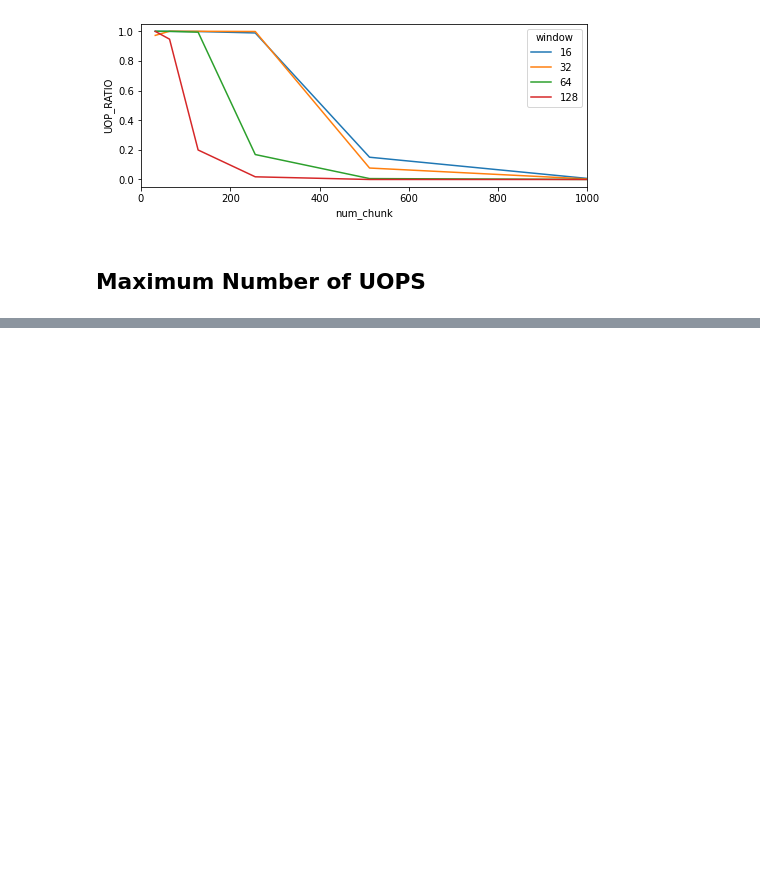
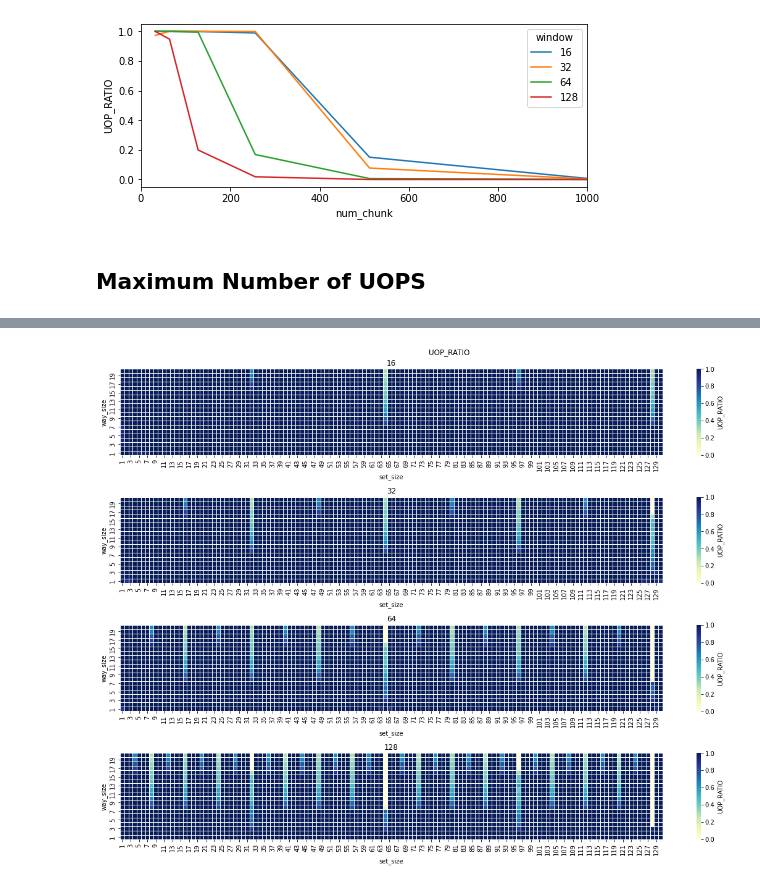
Before and after one commit to c0d3nh4ck/Microarchitectural-Research, a Jupyter notebook: graphical_reversing.ipynb, the cells around one changed output, grey strips where cells are left out. Saved outputs shown, nothing was run; the diff lists cells and outputs as text; code cells hidden in the pictures; blank space fills up the shorter version.

```diff
--- a/graphical_reversing.ipynb
+++ b/graphical_reversing.ipynb
@@ -182,0 +207,20 @@ Text(0, 0.5, 'UOP_RATIO')
+# %%
+def cal_perfstat(_df, cal_type):
+    if cal_type == "ipc":
+        _df["IPC"] = (_df["instructions"] / _df["cycles"])
+    elif cal_type == "uop_ratio":
+        _df["UOP_RATIO"] = (_df["uop_decoder"] / _df["instructions"])
+    return _df
+
+def do_df_parse(_df):
+    _df_pivot = _df.pivot_table(values="counter_val",
+                                columns=["counter_type"],
+                                index=["chunk_size", "way_size", "set_size"])
+    _df_cal = cal_perfstat(_df_pivot, "ipc")
+    _df_cal = cal_perfstat(_df_cal, "uop_ratio")
+    _chunk_sizes = _df["chunk_size"].drop_duplicates().to_numpy()
+    _chunk_sizes.sort()
+    return (_chunk_sizes, _df_cal)
+# %%
+df = pd.read_csv("uop_reversing/test_4_mapping_221002092105_df.csv")
+np_chunk_sizes, df_parsed = do_df_parse(df)
@@ -182,0 +244,19 @@ Text(0, 0.5, 'UOP_RATIO')
+# %%
+fig, axes = plt.subplots(len(np_chunk_sizes), figsize=(16, 12))
+fig.suptitle("UOP_RATIO")
+axes_list = axes.ravel()
+
+for chunk_size_idx, chunk_size in enumerate(np_chunk_sizes):
+    ax = axes_list[chunk_size_idx]
+    ax.set_title("%s"%(chunk_size))
+
+    df_tmp = df_parsed.loc[chunk_size, :, :]["UOP_RATIO"].unstack("set_size")
+#     df_tmp = df_tmp.reset_index(level=['chunk_size'], drop=True)
+
+    sns.heatmap(df_tmp, cmap="YlGnBu", vmax=1, vmin=0, ax=ax, linewidths=0.5,
+                    cbar_kws={'label': 'UOP_RATIO'})
+    ax.invert_yaxis()
+
+fig.tight_layout()
+# %% [output]
+[figure, added]
```
Also changed, not shown: parts of 14 cells of this notebook.
